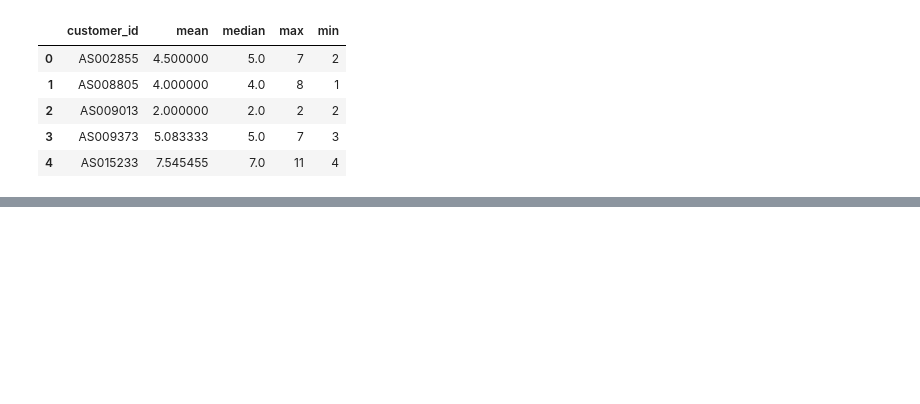
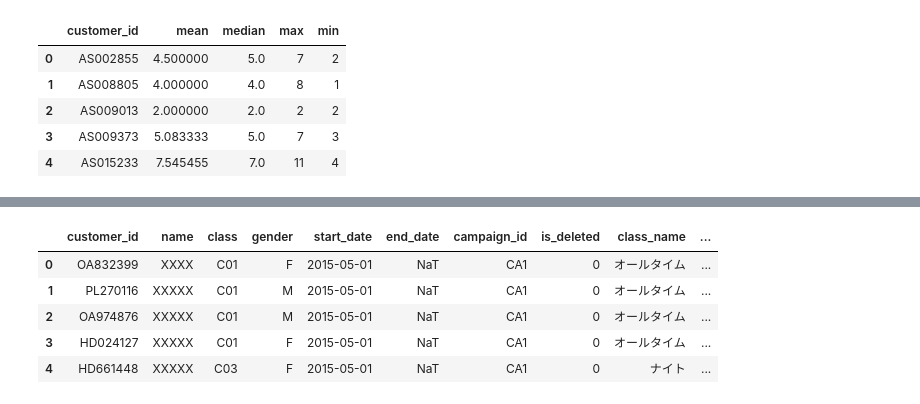
Before and after one commit to newstage75/python_data_analysis_100knock, a Jupyter notebook: 第3章/【機械学習】顧客の全体像を把握する10本ノック.ipynb, the cells around one changed output, grey strips where cells are left out. Saved outputs shown, nothing was run; the diff lists cells and outputs as text; code cells hidden in the pictures; blank space fills up the shorter version.

```diff
--- a/第3章/【機械学習】顧客の全体像を把握する10本ノック.ipynb
+++ b/第3章/【機械学習】顧客の全体像を把握する10本ノック.ipynb
@@ -326,0 +392,10 @@ uselog_customer.head()
+# %%
+customer_join = customer_join.drop(columns=['count'])
+customer_join.head()
+# %% [output]
+|  | customer_id | name | class | gender | start_date | end_date | campaign_id | is_deleted | class_name | ... |
+| 0 | OA832399 | XXXX | C01 | F | 2015-05-01 | NaT | CA1 | 0 | オールタイム | ... |
+| 1 | PL270116 | XXXXX | C01 | M | 2015-05-01 | NaT | CA1 | 0 | オールタイム | ... |
+| 2 | OA974876 | XXXXX | C01 | M | 2015-05-01 | NaT | CA1 | 0 | オールタイム | ... |
+| 3 | HD024127 | XXXXX | C01 | F | 2015-05-01 | NaT | CA1 | 0 | オールタイム | ... |
+| 4 | HD661448 | XXXXX | C03 | F | 2015-05-01 | NaT | CA1 | 0 | ナイト | ... |
```
Also changed, not shown: parts of 14 cells of this notebook.
